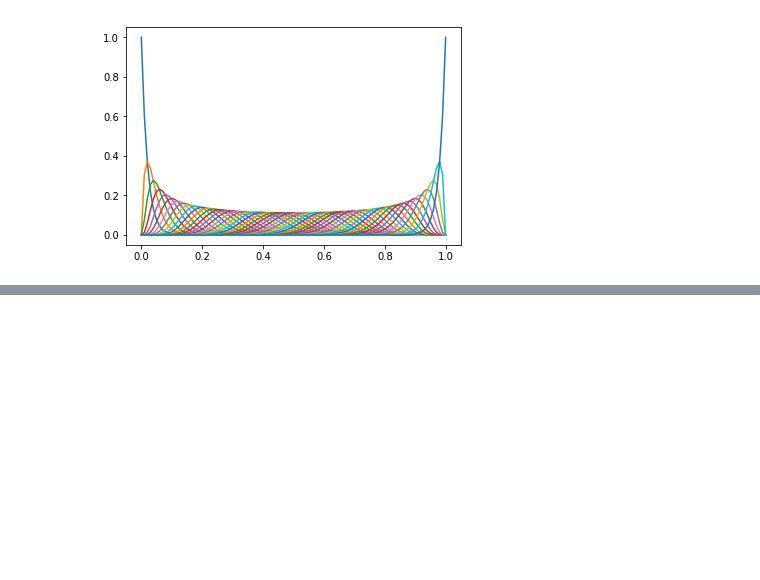
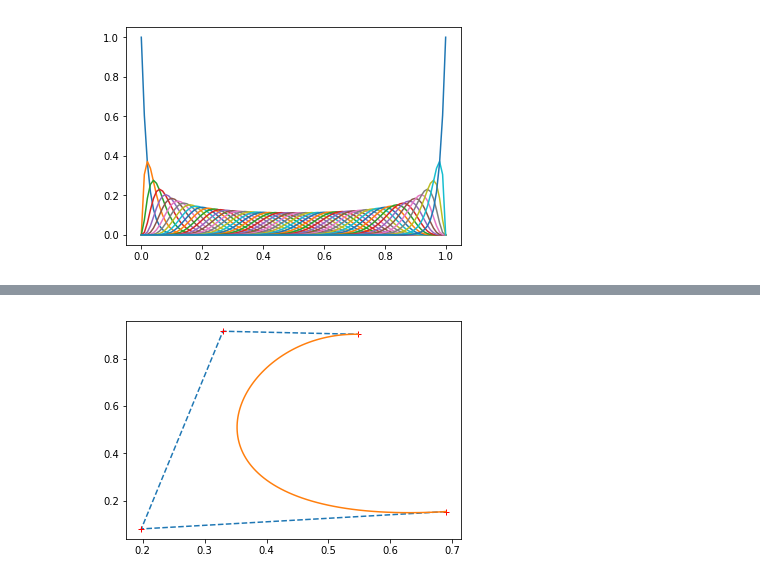
Before and after one commit to adhishagc/bezier-curve-python, a Jupyter notebook: Bezier_Curve_Representation.ipynb, the cells around one changed output, grey strips where cells are left out. Saved outputs shown, nothing was run; the diff lists cells and outputs as text; code cells hidden in the pictures; blank space fills up the shorter version.

```diff
--- a/Bezier_Curve_Representation.ipynb
+++ b/Bezier_Curve_Representation.ipynb
@@ -271,0 +273,5 @@ plt.plot(x_cord_curve,y_cord_curve)
+# %%
+n_points = 4
+random_bezier(n_points)
+# %% [output]
+[figure, added]
```
Also changed, not shown: parts of 10 cells of this notebook.
